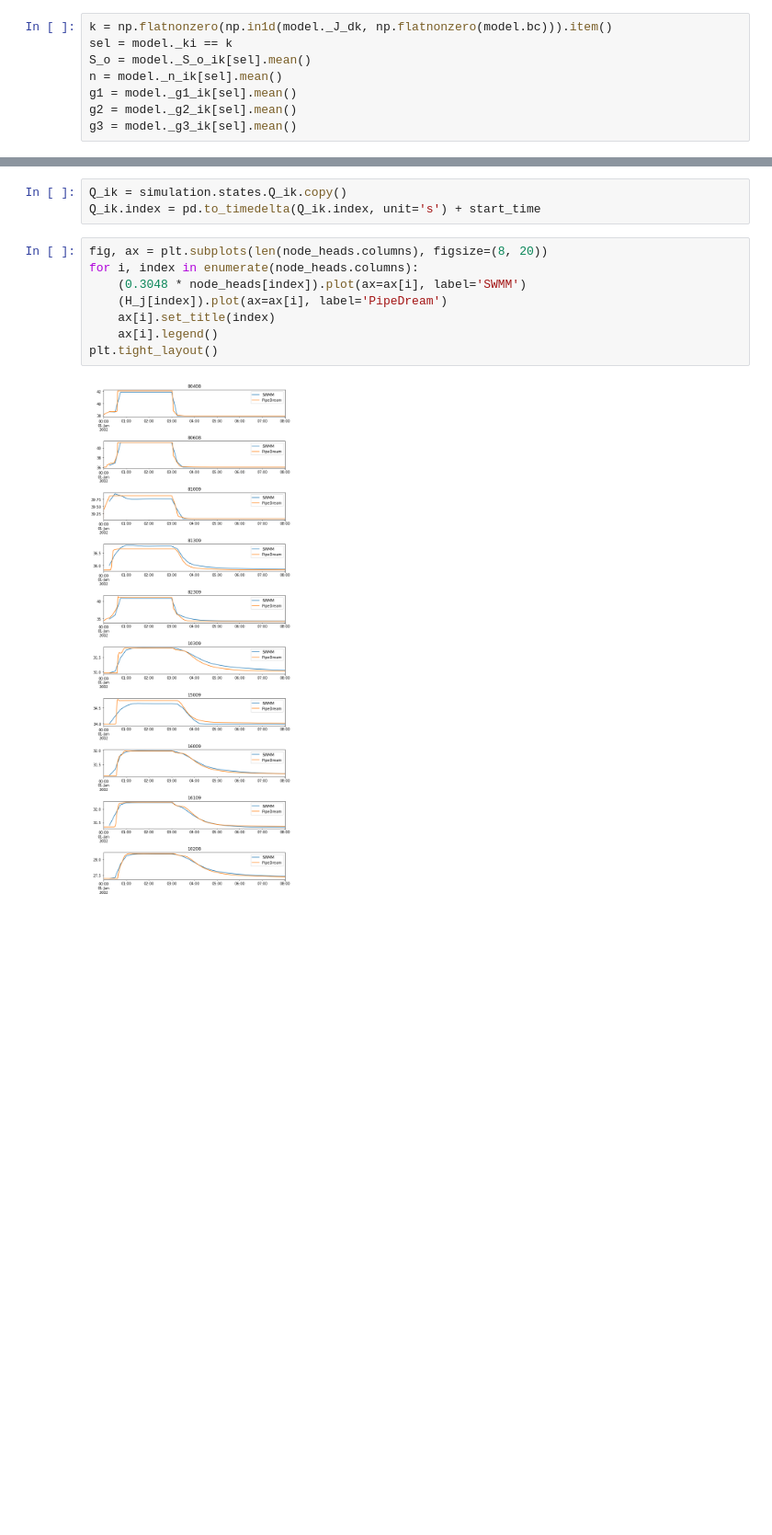
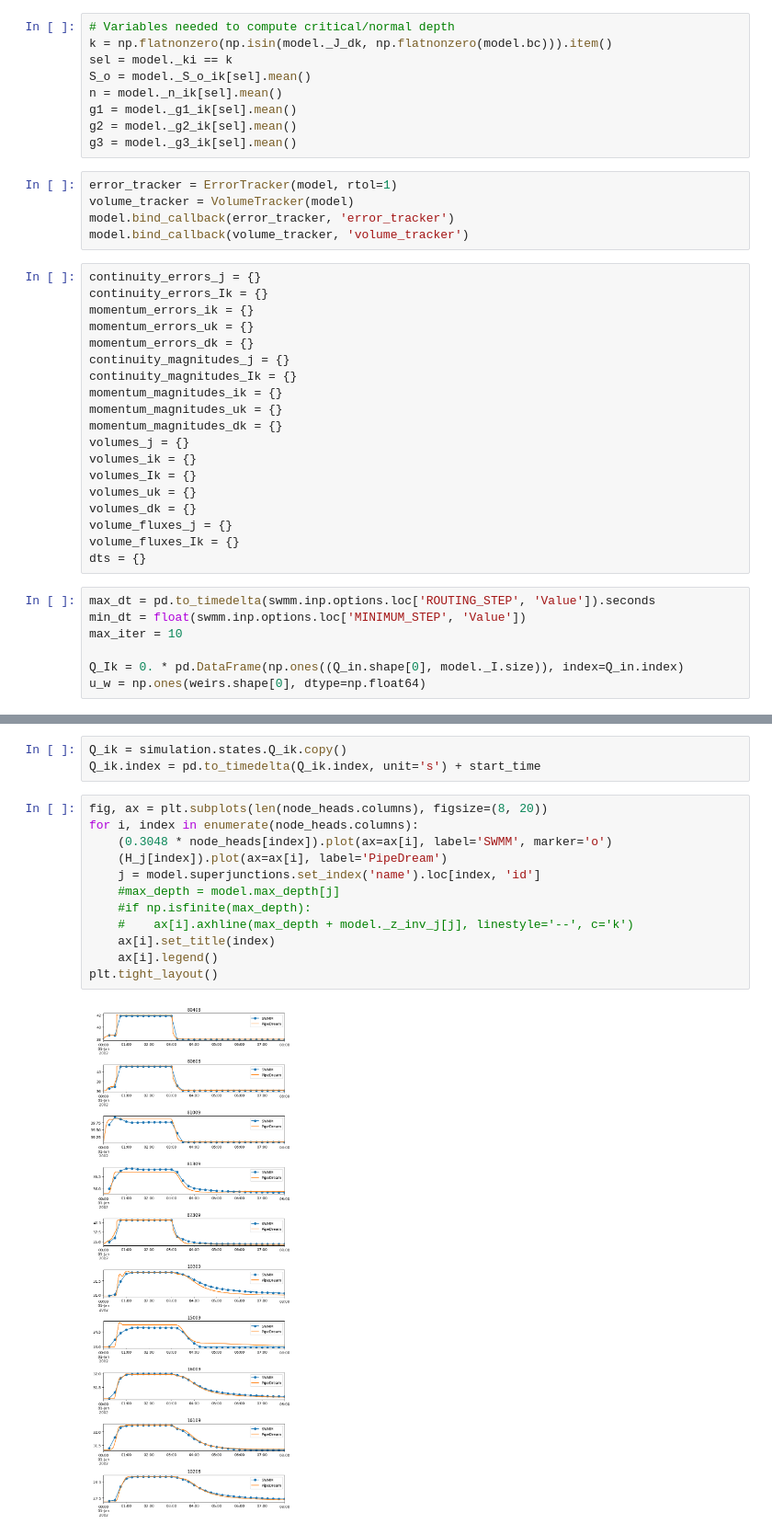
Before and after one commit to future-water/pipedream-tests, a Jupyter notebook: notebooks/extran_1.ipynb, the cells around one changed output, grey strips where cells are left out. Shown at 92% size. Saved outputs shown, nothing was run; the diff lists cells and outputs as text; blank space fills up the shorter version.

```diff
--- a/notebooks/extran_1.ipynb
+++ b/notebooks/extran_1.ipynb
@@ -135,9 +147,41 @@ link_flows = link_flows[model.superlinks['name'].values]
 # %%
-k = np.flatnonzero(np.in1d(model._J_dk, np.flatnonzero(model.bc))).item()
+# Variables needed to compute critical/normal depth
+k = np.flatnonzero(np.isin(model._J_dk, np.flatnonzero(model.bc))).item()
 sel = model._ki == k
 S_o = model._S_o_ik[sel].mean()
 n = model._n_ik[sel].mean()
 g1 = model._g1_ik[sel].mean()
 g2 = model._g2_ik[sel].mean()
 g3 = model._g3_ik[sel].mean()
+# %%
+error_tracker = ErrorTracker(model, rtol=1)
+volume_tracker = VolumeTracker(model)
+model.bind_callback(error_tracker, 'error_tracker')
+model.bind_callback(volume_tracker, 'volume_tracker')
+# %%
+continuity_errors_j = {}
+continuity_errors_Ik = {}
+momentum_errors_ik = {}
+momentum_errors_uk = {}
+momentum_errors_dk = {}
+continuity_magnitudes_j = {}
+continuity_magnitudes_Ik = {}
+momentum_magnitudes_ik = {}
+momentum_magnitudes_uk = {}
+momentum_magnitudes_dk = {}
+volumes_j = {}
+volumes_ik = {}
+volumes_Ik = {}
+volumes_uk = {}
+volumes_dk = {}
+volume_fluxes_j = {}
+volume_fluxes_Ik = {}
+dts = {}
+# %%
+max_dt = pd.to_timedelta(swmm.inp.options.loc['ROUTING_STEP', 'Value']).seconds
+min_dt = float(swmm.inp.options.loc['MINIMUM_STEP', 'Value'])
+max_iter = 10
+
+Q_Ik = 0. * pd.DataFrame(np.ones((Q_in.shape[0], model._I.size)), index=Q_in.index)
+u_w = np.ones(weirs.shape[0], dtype=np.float64)
 # %%
@@ -175,13 +263,17 @@ Q_ik.index = pd.to_timedelta(Q_ik.index, unit='s') + start_time
 # %%
 fig, ax = plt.subplots(len(node_heads.columns), figsize=(8, 20))
 for i, index in enumerate(node_heads.columns):
-    (0.3048 * node_heads[index]).plot(ax=ax[i], label='SWMM')
+    (0.3048 * node_heads[index]).plot(ax=ax[i], label='SWMM', marker='o')
     (H_j[index]).plot(ax=ax[i], label='PipeDream')
+    j = model.superjunctions.set_index('name').loc[index, 'id']
+    #max_depth = model.max_depth[j]
+    #if np.isfinite(max_depth):
+    #    ax[i].axhline(max_depth + model._z_inv_j[j], linestyle='--', c='k')
     ax[i].set_title(index)
     ax[i].legend()
 plt.tight_layout()
 # %% [output]
-[figure, old version]
+[figure, new version]
 # %%
 fig, ax = plt.subplots(len(link_flows.columns), figsize=(8, 20))
 for i, index in enumerate(link_flows.columns):
```
Also changed, not shown: parts of 27 cells of this notebook.
